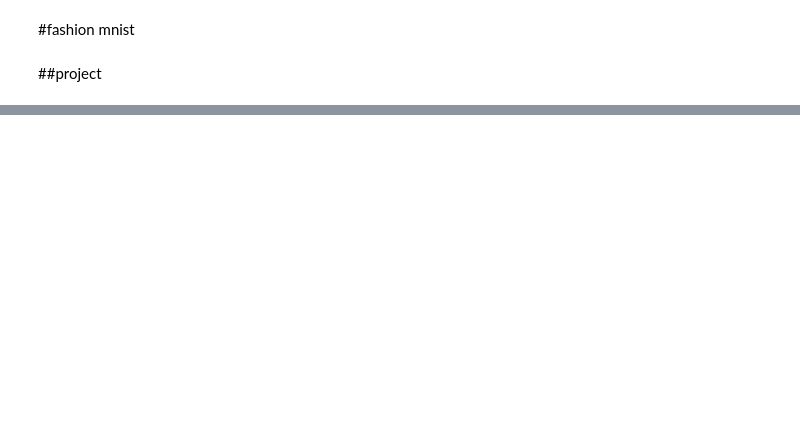
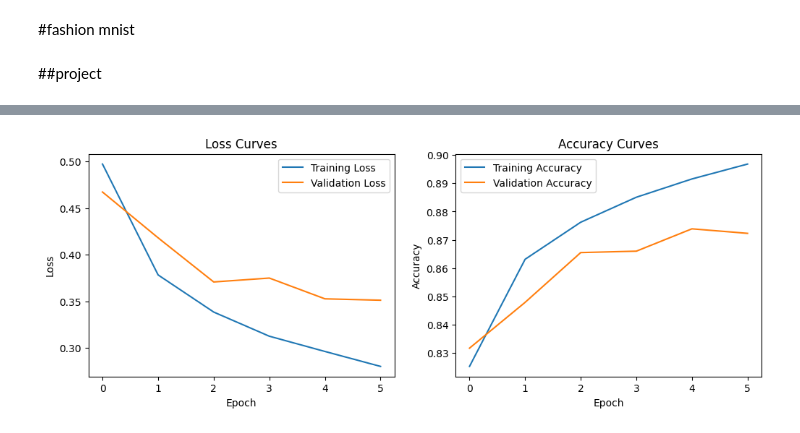
Before and after one commit to saidElamri/Fashion-MNIST-Clothing-, a Jupyter notebook: prejct_1.ipynb, the cells around one changed output, grey strips where cells are left out. Cells and saved outputs as stored; diff of their text form; code cells hidden in the pictures; blank space fills up the shorter version.

```diff
--- a/prejct_1.ipynb
+++ b/prejct_1.ipynb
@@ -197,0 +90,8 @@ print("Modèle sauvegardé en dnn_fashionmnist_final.h5")
+# %%
+
+model = tf.keras.Sequential([
+    tf.keras.layers.Flatten(input_shape=(28, 28)),
+    tf.keras.layers.Dense(128, activation='relu'),
+    tf.keras.layers.Dense(10 , activation='softmax')
+])
+model.summary()
@@ -197,0 +112,12 @@ print("Modèle sauvegardé en dnn_fashionmnist_final.h5")
+# %%
+model.compile(optimizer='adam',loss=tf.keras.losses.SparseCategoricalCrossentropy(from_logits=True),metrics=['accuracy'])
+
+
+
+early_stopping = EarlyStopping(
+    monitor='val_accuracy',
+    patience=0,
+    restore_best_weights=True
+)
+# %%
+history = model.fit(x_train, y_train , callbacks=[early_stopping], epochs=10, validation_data=(x_test, y_test))
@@ -197,0 +137,23 @@ print("Modèle sauvegardé en dnn_fashionmnist_final.h5")
+# %%
+
+plt.figure(figsize=(12, 4))
+
+plt.subplot(1, 2, 1)
+plt.plot(history.history['loss'], label='Training Loss')
+plt.plot(history.history['val_loss'], label='Validation Loss')
+plt.title('Loss Curves')
+plt.xlabel('Epoch')
+plt.ylabel('Loss')
+plt.legend()
+
+plt.subplot(1, 2, 2)
+plt.plot(history.history['accuracy'], label='Training Accuracy')
+plt.plot(history.history['val_accuracy'], label='Validation Accuracy')
+plt.title('Accuracy Curves')
+plt.xlabel('Epoch')
+plt.ylabel('Accuracy')
+plt.legend()
+
+plt.show()
+# %% [output]
+[figure, added]
```
Also changed, not shown: parts of 16 cells of this notebook.
